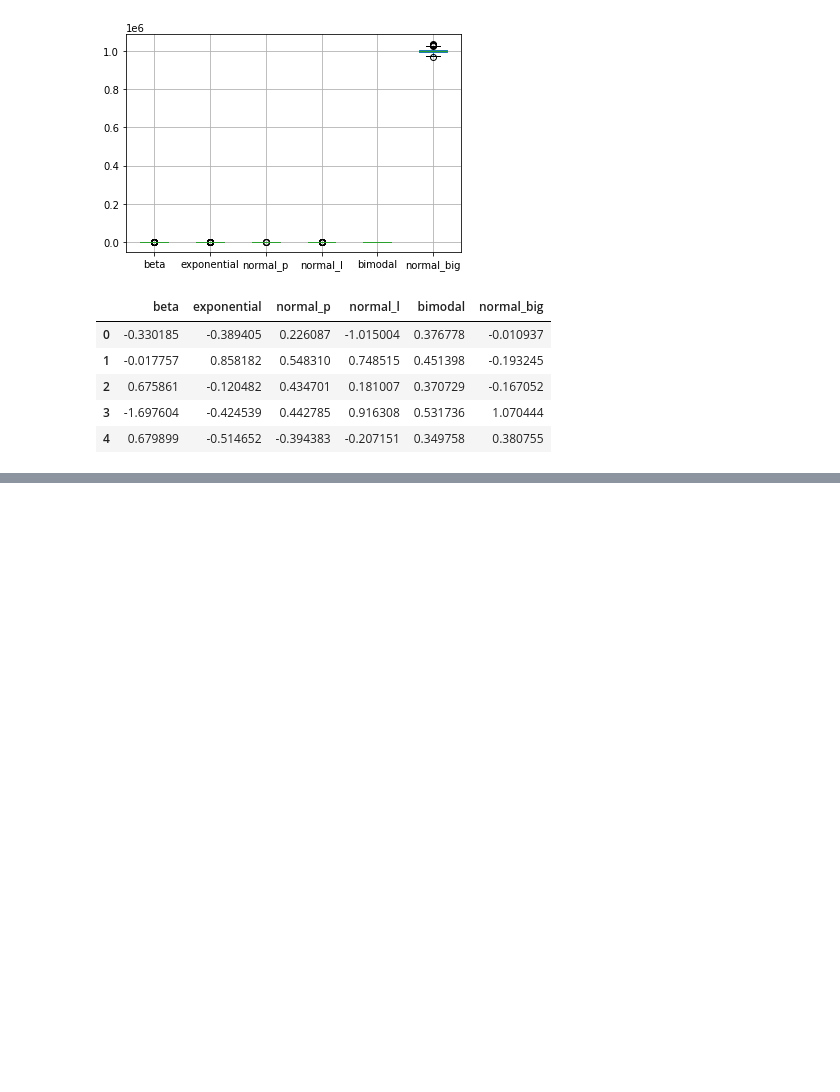
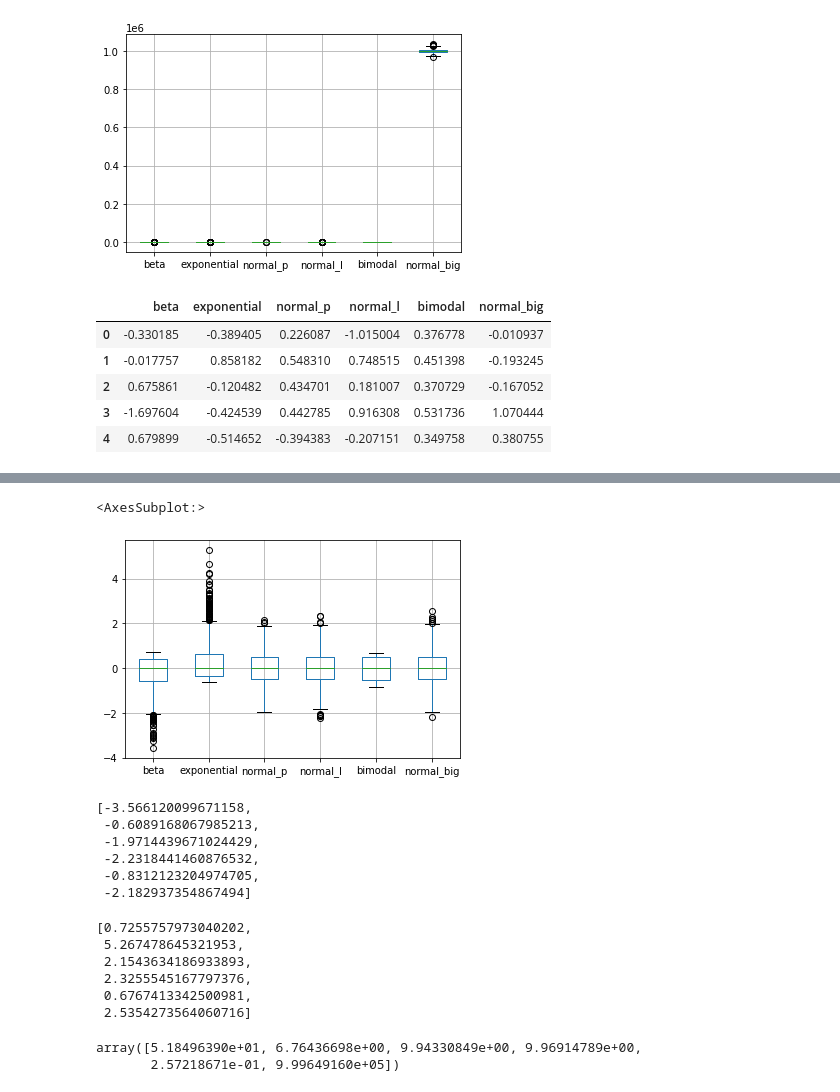
Before and after one commit to Vanhieu890/Datamodule2, a Jupyter notebook: [Thực hành] Chuẩn hoá dữ liệu với Robust Scaling.ipynb, the cells around one changed output, grey strips where cells are left out. Drawn from its saved outputs; the diff is of its cells as text; code cells hidden in the pictures; blank space fills up the shorter version.

```diff
--- a/[Thực hành] Chuẩn hoá dữ liệu với Robust Scaling.ipynb
+++ b/[Thực hành] Chuẩn hoá dữ liệu với Robust Scaling.ipynb
@@ -83,0 +100,33 @@ sns.kdeplot(data=df_s)
+# %%
+df_s.boxplot()
+# %% [output]
+<AxesSubplot:>
+[figure, added]
+# %%
+# lấy các giá trị min ở mỗi cột
+mins = [df_s[col].min() for col in df_s.columns]
+mins
+# %% [output]
+[-3.566120099671158,
+ -0.6089168067985213,
+ -1.9714439671024429,
+ -2.2318441460876532,
+ -0.8312123204974705,
+ -2.182937354867494]
+# %%
+# lấy giá trị max ở mỗi cột
+maxs = [df_s[col].max() for col in df_s.columns]
+maxs
+# %% [output]
+[0.7255757973040202,
+ 5.267478645321953,
+ 2.1543634186933893,
+ 2.3255545167797376,
+ 0.6767413342500981,
+ 2.5354273564060716]
+# %%
+# giá trị trung vị của các đặc trưng của tập dữ liệu gốc
+scaler.center_
+# %% [output]
+array([5.18496390e+01, 6.76436698e+00, 9.94330849e+00, 9.96914789e+00,
+       2.57218671e-01, 9.99649160e+05])
```
Also changed, not shown: parts of 2 cells of this notebook.
